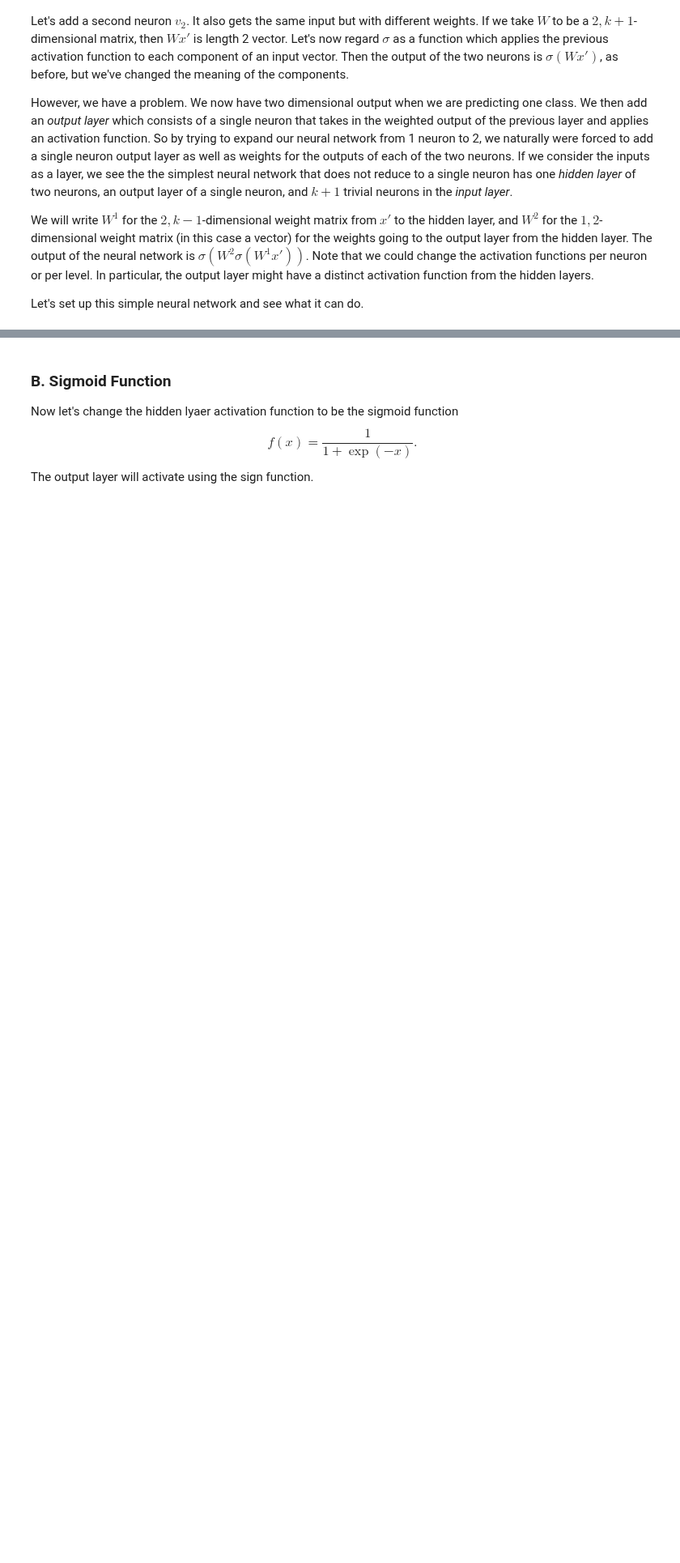
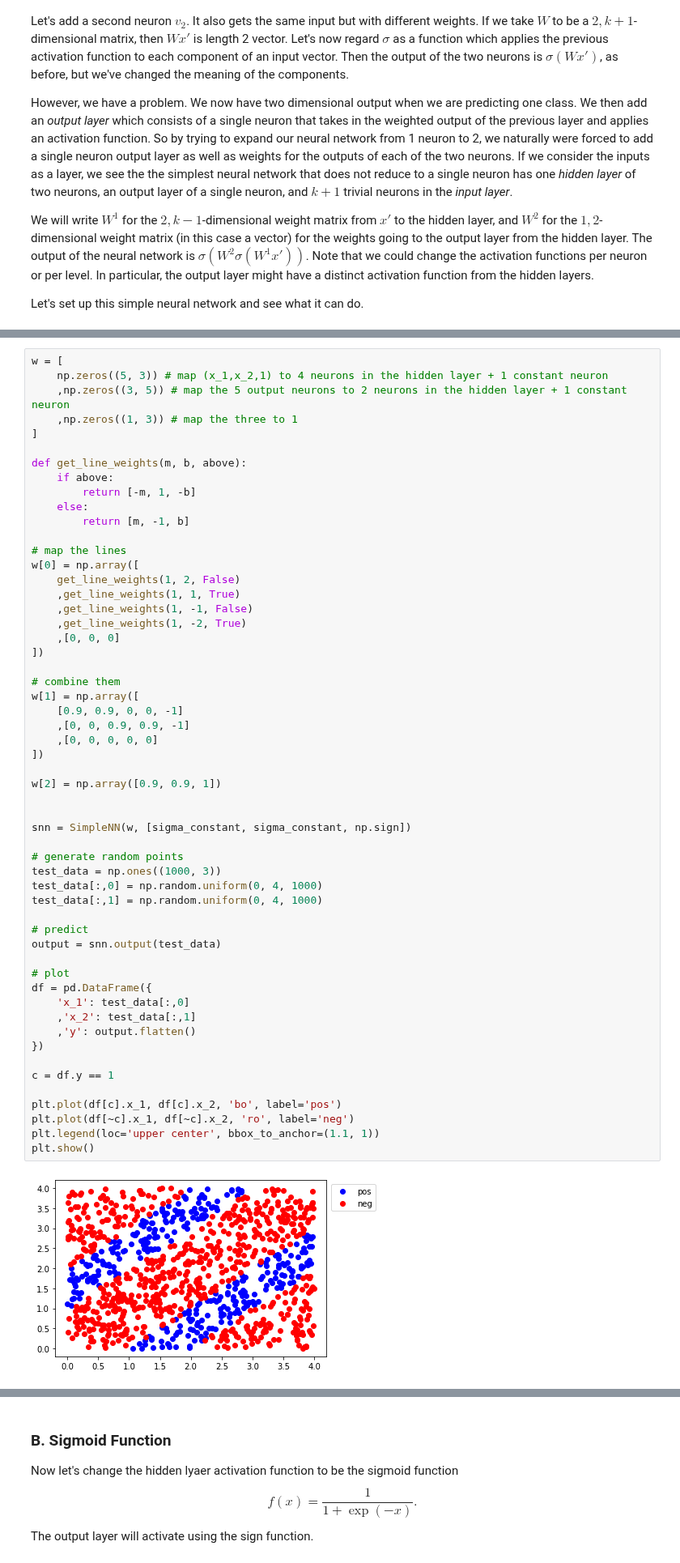
Before and after one commit to kevinnowland/kevinnowland.github.io, a Jupyter notebook: code/_notebooks/SimpleNeuronNet.ipynb, the cells around one changed output, grey strips where cells are left out. Shown at 81% size. Cells and saved outputs as stored; diff of their text form; blank space fills up the shorter version.

```diff
--- a/code/_notebooks/SimpleNeuronNet.ipynb
+++ b/code/_notebooks/SimpleNeuronNet.ipynb
@@ -193,0 +307,57 @@ as the intersection of two linear separators?
+# %%
+w = [
+    np.zeros((5, 3)) # map (x_1,x_2,1) to 4 neurons in the hidden layer + 1 constant neuron
+    ,np.zeros((3, 5)) # map the 5 output neurons to 2 neurons in the hidden layer + 1 constant neuron
+    ,np.zeros((1, 3)) # map the three to 1
+]
+
+def get_line_weights(m, b, above):
+    if above:
+        return [-m, 1, -b]
+    else:
+        return [m, -1, b]
+
+# map the lines
+w[0] = np.array([
+    get_line_weights(1, 2, False)
+    ,get_line_weights(1, 1, True)
+    ,get_line_weights(1, -1, False)
+    ,get_line_weights(1, -2, True)
+    ,[0, 0, 0]
+])
+
+# combine them
+w[1] = np.array([
+    [0.9, 0.9, 0, 0, -1]
+    ,[0, 0, 0.9, 0.9, -1]
+    ,[0, 0, 0, 0, 0]
+])
+
+w[2] = np.array([0.9, 0.9, 1])
+
+
+snn = SimpleNN(w, [sigma_constant, sigma_constant, np.sign])
+
+# generate random points
+test_data = np.ones((1000, 3))
+test_data[:,0] = np.random.uniform(0, 4, 1000)
+test_data[:,1] = np.random.uniform(0, 4, 1000)
+
+# predict
+output = snn.output(test_data)
+
+# plot
+df = pd.DataFrame({
+    'x_1': test_data[:,0]
+    ,'x_2': test_data[:,1]
+    ,'y': output.flatten()
+})
+
+c = df.y == 1
+
+plt.plot(df[c].x_1, df[c].x_2, 'bo', label='pos')
+plt.plot(df[~c].x_1, df[~c].x_2, 'ro', label='neg')
+plt.legend(loc='upper center', bbox_to_anchor=(1.1, 1))
+plt.show()
+# %% [output]
+[figure, added]
```
Also changed, not shown: parts of 8 cells of this notebook.
